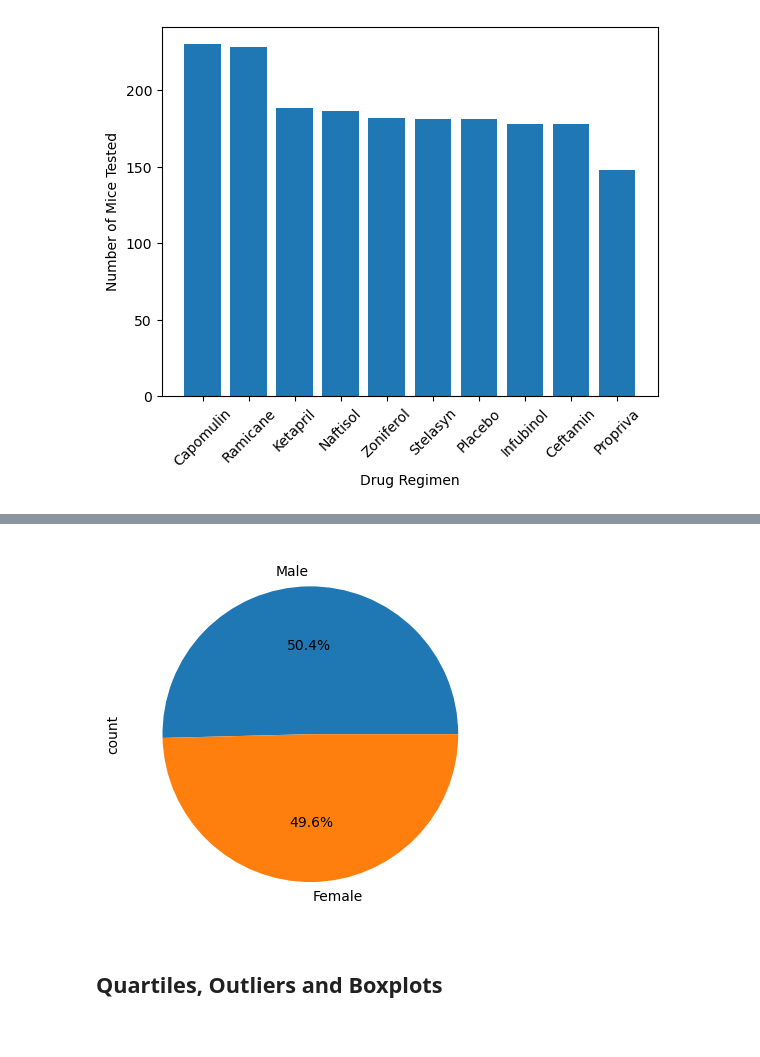
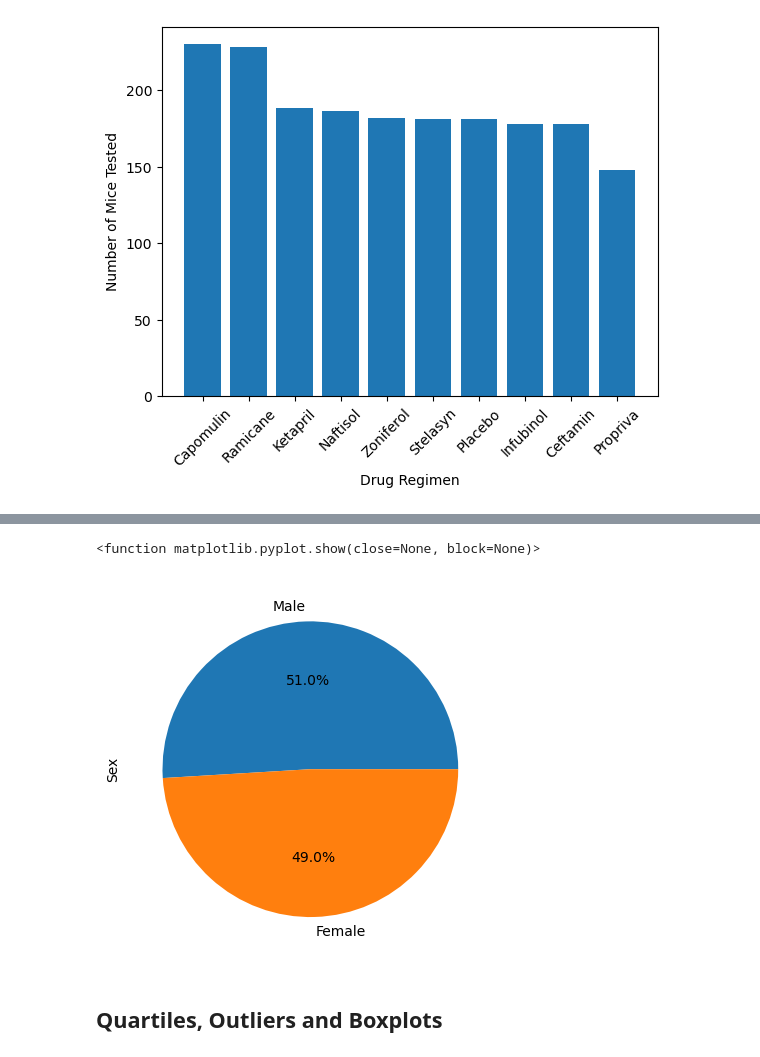
Before and after one commit to MatchaCats/cancer_med_analysis, a Jupyter notebook: Pymaceuticals/pymaceuticals.ipynb, the cells around one changed output, grey strips where cells are left out. Drawn from its saved outputs; the diff is of its cells as text; code cells hidden in the pictures.

```diff
--- a/Pymaceuticals/pymaceuticals.ipynb
+++ b/Pymaceuticals/pymaceuticals.ipynb
@@ -166,12 +169,16 @@ plt.show
 # %%
 # Generate a pie chart, using pyplot, showing the distribution of unique female versus male mice used in the study
 
 # Get the unique mice with their gender
-
+dr_counts = clean_completed_study_df.Sex.value_counts()
 
 # Make the pie chart
+plt.pie(dr_counts.values, labels=dr_counts.index.values, autopct='%1.1f%%')
+plt.ylabel('Sex')
+plt.show
 # %% [output]
+<function matplotlib.pyplot.show(close=None, block=None)>
-[figure, old version]
+[figure, new version]
 # %% [markdown]
 ## Quartiles, Outliers and Boxplots
 # %%
```
Also changed, not shown: parts of 1 cell of this notebook.
